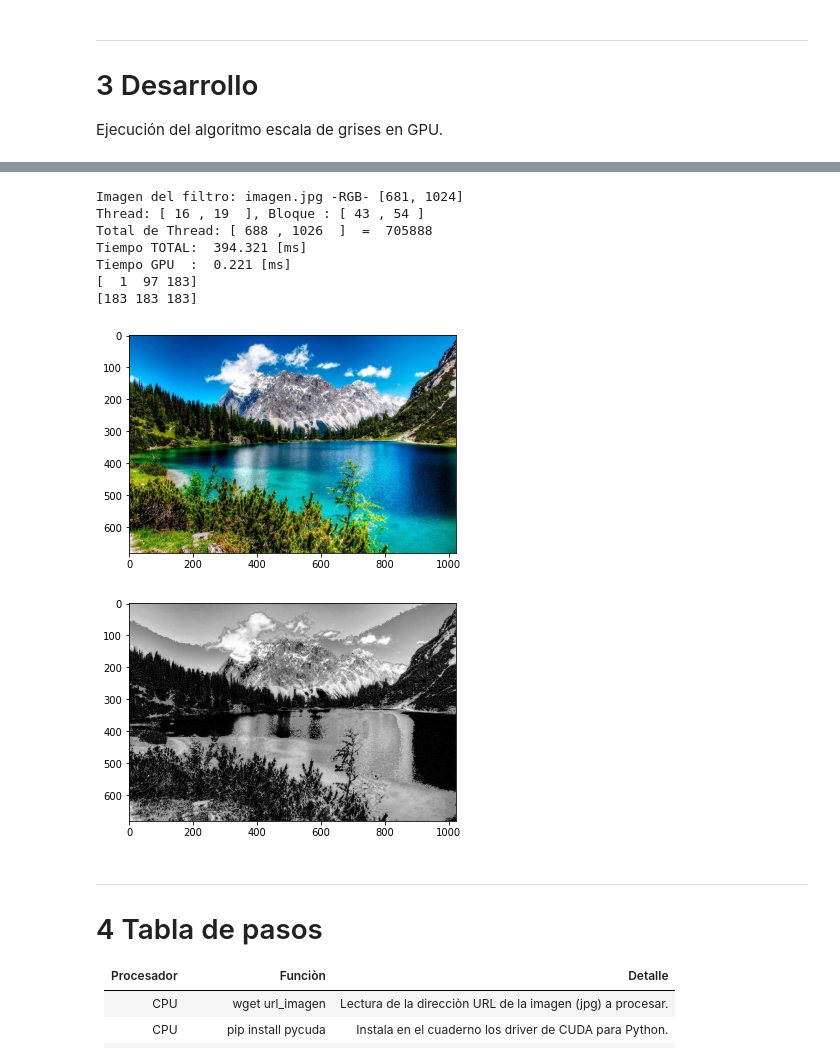
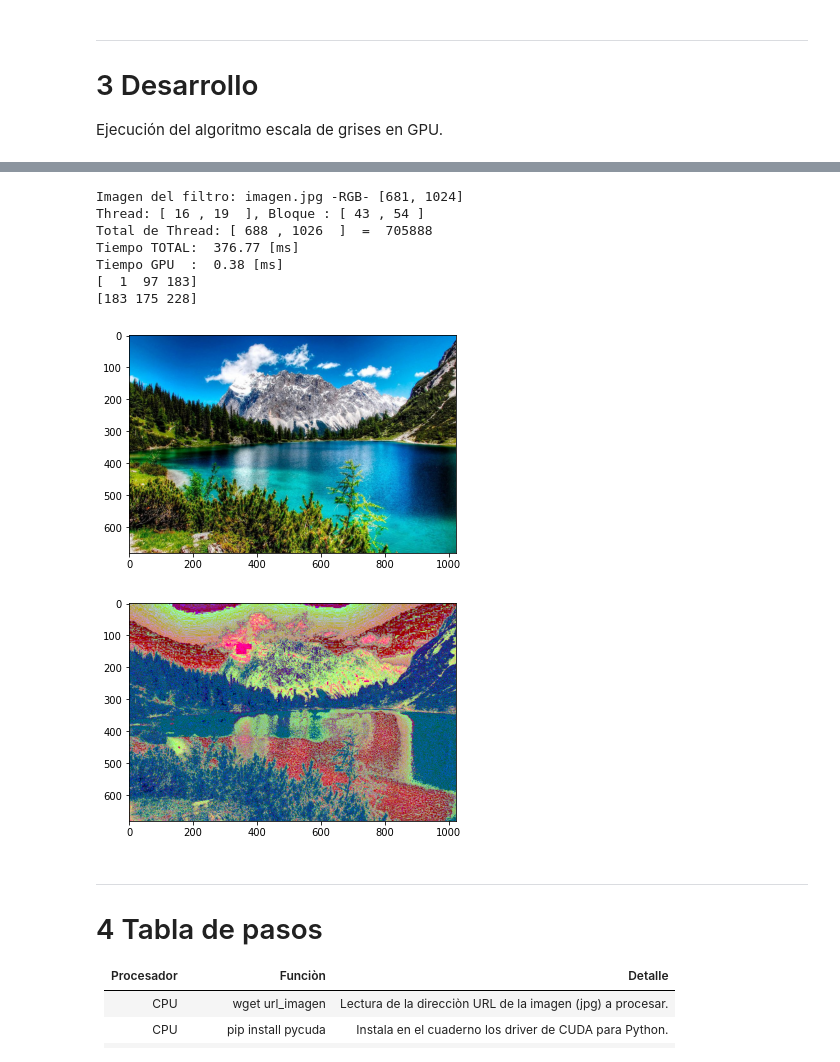
Before and after one commit to ZabalaGaston/HPC, a Jupyter notebook: Zabala_Gaston_ejercicio_2_GPU.ipynb, the cells around one changed output, grey strips where cells are left out. Cells and saved outputs as stored; diff of their text form; code cells hidden in the pictures.

```diff
--- a/Zabala_Gaston_ejercicio_2_GPU.ipynb
+++ b/Zabala_Gaston_ejercicio_2_GPU.ipynb
@@ -100,35 +100,37 @@ __global__ void kernel_img( int ancho, int alto, char *img_O, char *img_R )
   int idy = threadIdx.y + blockIdx.y*blockDim.y;
   float fGris = 0.0;
   float r, g, b, min, max, diferencia,h,s,v;
-  float vector[3];
   int i;
-
 
   // Verifico que los Thread, esten dentro de las dimensiones de la imagen.
   if( idx < ancho && idy < alto )
   {
-    //r = (float)img_O[(idx+(idy*ancho))*3] / 255.0;
-    //g = (float)img_O[((idx+(idy*ancho))*3)+1] / 255.0;
-    //b = (float)img_O[((idx+(idy*ancho))*3)+2] / 255.0;
-
     r = (float)img_O[(idx+(idy*ancho))*3];
     g = (float)img_O[((idx+(idy*ancho))*3)+1];
     b = (float)img_O[((idx+(idy*ancho))*3)+2];
 
-    vector [0] = r;
-    vector [1] = g;
-    vector [2] = b;
+    //r = 1.0;
+    //g = 97.0;
+    //b = 183.0;
 
-    min = vector [0];
-    max = vector [0];
+    if( r < g  && r < b )
+      min = r;
+    else {
+      if( g <  b ) {
+        min = g;
+      } else {
+        min = b ;
+      }
+    }
 
-    for (i = 1; i < 3; i++)
-    {
-      if (vector[i] < min)
-	      min = vector[i];
-
-//      if (vector[i] > max)
-//	      max = vector[i];
+    if( r > g  && r  > b)
+      max = r;
+    else {
+      if( g > b ) {
+        max = g;
+      } else {
+        max = b ;
+      }
     }
 
     diferencia = max - min;
@@ -155,15 +157,9 @@ __global__ void kernel_img( int ancho, int alto, char *img_O, char *img_R )
     //fGris +=(float)img_O[((idx+(idy*ancho))*3)+2]*0.11;   // Componente Azul del pixel.
 
     // Escribo el color del pixel.
-    //img_R[(idx+(idy*ancho))*3  ] = (char) h;
-    //img_R[(idx+(idy*ancho))*3+1] = (char) s;
-    //img_R[(idx+(idy*ancho))*3+2] = (char) v;
-
     img_R[(idx+(idy*ancho))*3  ] = (char) min;
-    img_R[(idx+(idy*ancho))*3+1] = (char) min;
-    img_R[(idx+(idy*ancho))*3+2] = (char) min;
-
-
+    img_R[(idx+(idy*ancho))*3+1] = (char) s;
+    img_R[(idx+(idy*ancho))*3+2] = (char) v;
   }
 }
 """)
@@ -219,12 +213,12 @@ kernel.cu(9): warning: variable "v" was set but never used
 Imagen del filtro: imagen.jpg -RGB- [681, 1024]
 Thread: [ 16 , 19  ], Bloque : [ 43 , 54 ]
 Total de Thread: [ 688 , 1026  ]  =  705888
-Tiempo TOTAL:  394.321 [ms]
-Tiempo GPU  :  0.221 [ms]
+Tiempo TOTAL:  376.77 [ms]
+Tiempo GPU  :  0.38 [ms]
 [  1  97 183]
-[183 183 183]
+[183 175 228]
 [figure]
-[figure, old version]
+[figure, new version]
 # %% [markdown]
 ---
 # 4 Tabla de pasos
```
Also changed, not shown: parts of 1 cell of this notebook.
